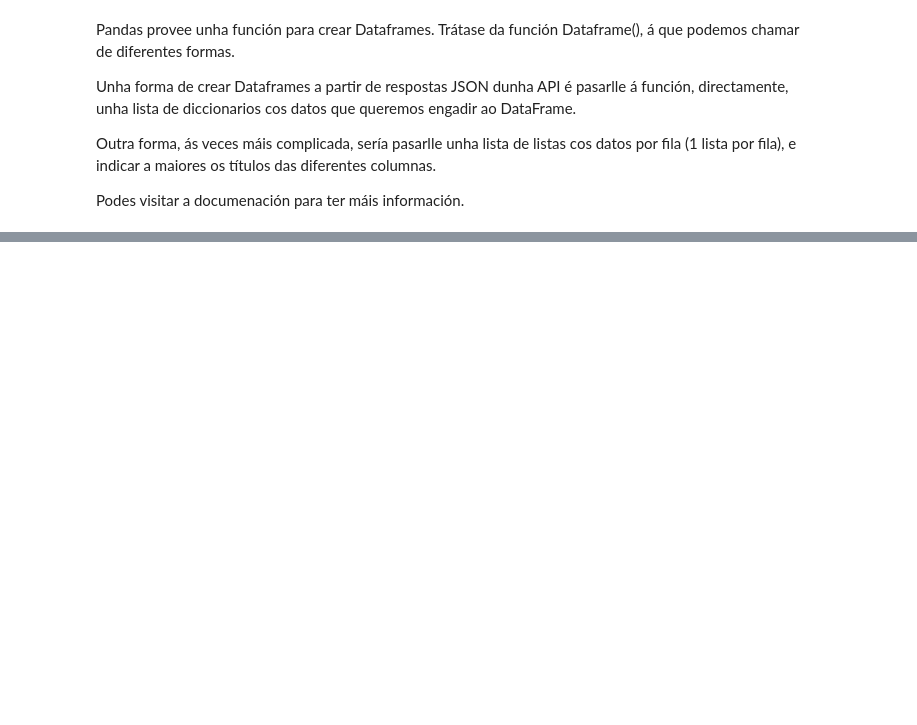
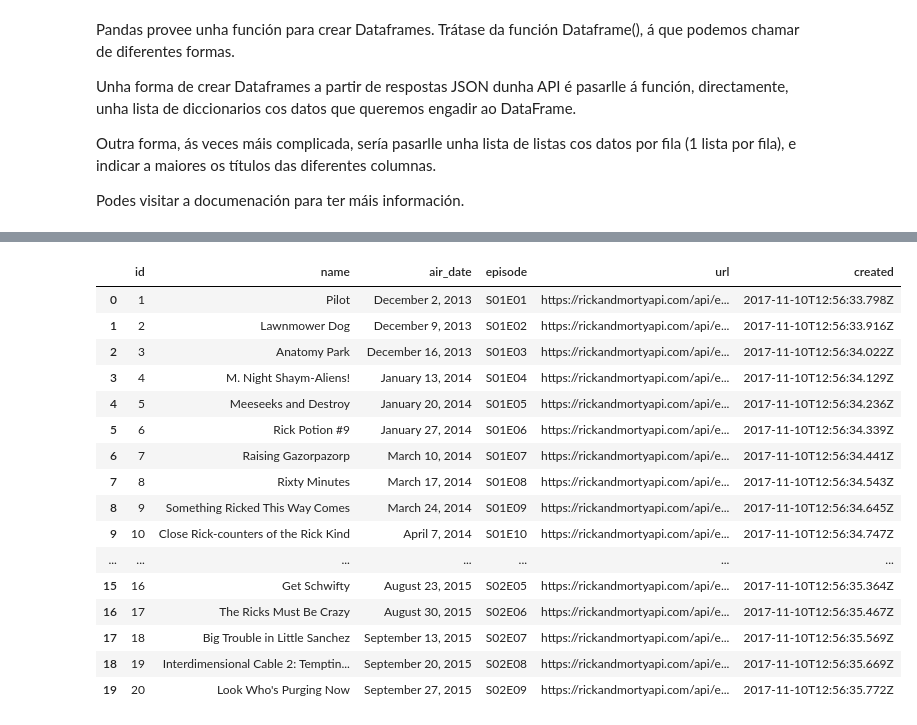
Before and after one commit to J-oken/entrega-rick-mortyAPI, a Jupyter notebook: entrega/AMI/04_API_practica_ricky&morty.ipynb, the cells around one changed output, grey strips where cells are left out. Drawn from its saved outputs; the diff is of its cells as text; code cells hidden in the pictures; blank space fills up the shorter version.

```diff
--- a/entrega/AMI/04_API_practica_ricky&morty.ipynb
+++ b/entrega/AMI/04_API_practica_ricky&morty.ipynb
@@ -61,4 +104,24 @@ Podes visitar a documenación para ter máis información.
 # %%
 # 6. Elimina a columna dos personaxes (en caso de que exista) do dataframe que contén todos os episodios
+# %%
+dataframe.drop(columns = 'characters')
+# %% [output]
+|  | id | name | air_date | episode | url | created |
+| 0 | 1 | Pilot | December 2, 2013 | S01E01 | https://rickandmortyapi.com/api/e... | 2017-11-10T12:56:33.798Z |
+| 1 | 2 | Lawnmower Dog | December 9, 2013 | S01E02 | https://rickandmortyapi.com/api/e... | 2017-11-10T12:56:33.916Z |
+| 2 | 3 | Anatomy Park | December 16, 2013 | S01E03 | https://rickandmortyapi.com/api/e... | 2017-11-10T12:56:34.022Z |
+| 3 | 4 | M. Night Shaym-Aliens! | January 13, 2014 | S01E04 | https://rickandmortyapi.com/api/e... | 2017-11-10T12:56:34.129Z |
+| 4 | 5 | Meeseeks and Destroy | January 20, 2014 | S01E05 | https://rickandmortyapi.com/api/e... | 2017-11-10T12:56:34.236Z |
+| 5 | 6 | Rick Potion #9 | January 27, 2014 | S01E06 | https://rickandmortyapi.com/api/e... | 2017-11-10T12:56:34.339Z |
+| 6 | 7 | Raising Gazorpazorp | March 10, 2014 | S01E07 | https://rickandmortyapi.com/api/e... | 2017-11-10T12:56:34.441Z |
+| 7 | 8 | Rixty Minutes | March 17, 2014 | S01E08 | https://rickandmortyapi.com/api/e... | 2017-11-10T12:56:34.543Z |
+| 8 | 9 | Something Ricked This Way Comes | March 24, 2014 | S01E09 | https://rickandmortyapi.com/api/e... | 2017-11-10T12:56:34.645Z |
+| 9 | 10 | Close Rick-counters of the Rick Kind | April 7, 2014 | S01E10 | https://rickandmortyapi.com/api/e... | 2017-11-10T12:56:34.747Z |
+| ... | ... | ... | ... | ... | ... | ... |
+| 15 | 16 | Get Schwifty | August 23, 2015 | S02E05 | https://rickandmortyapi.com/api/e... | 2017-11-10T12:56:35.364Z |
+| 16 | 17 | The Ricks Must Be Crazy | August 30, 2015 | S02E06 | https://rickandmortyapi.com/api/e... | 2017-11-10T12:56:35.467Z |
+| 17 | 18 | Big Trouble in Little Sanchez | September 13, 2015 | S02E07 | https://rickandmortyapi.com/api/e... | 2017-11-10T12:56:35.569Z |
+| 18 | 19 | Interdimensional Cable 2: Temptin... | September 20, 2015 | S02E08 | https://rickandmortyapi.com/api/e... | 2017-11-10T12:56:35.669Z |
+| 19 | 20 | Look Who's Purging Now | September 27, 2015 | S02E09 | https://rickandmortyapi.com/api/e... | 2017-11-10T12:56:35.772Z |
 # %%
 # 7. Elimina a columna "created" (en caso de que exista) do dataframe que contén todos os episodios
```
Also changed, not shown: parts of 12 cells of this notebook.
